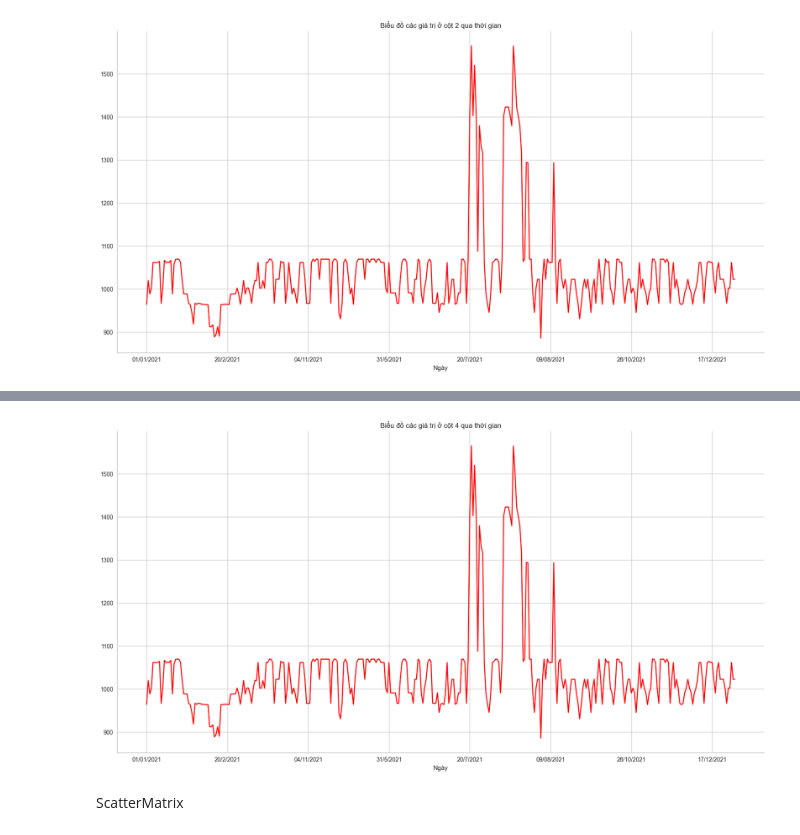
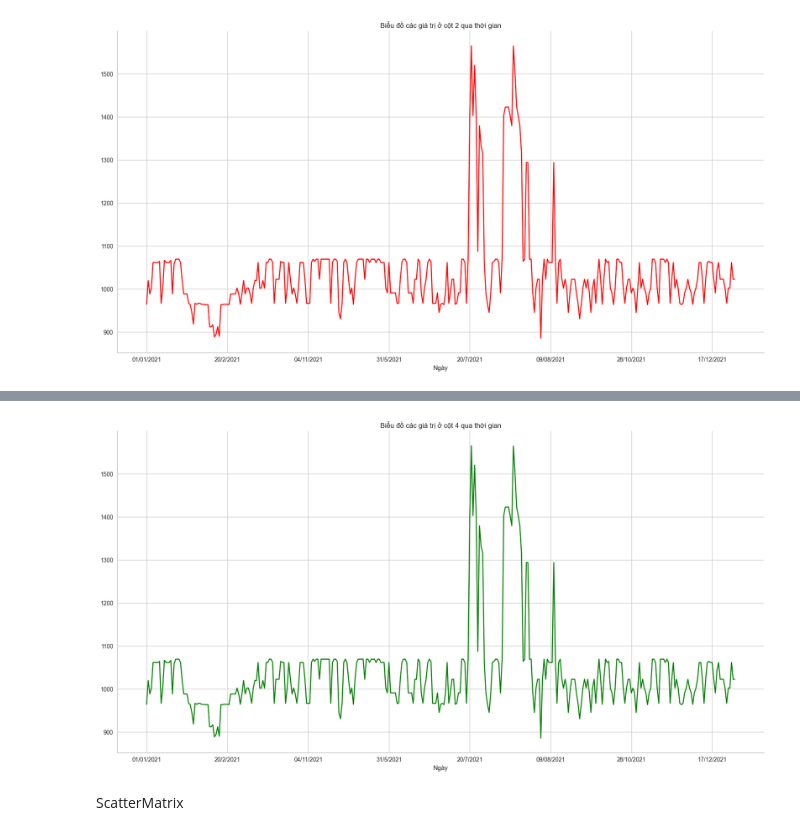
Before and after one commit to ntanhhh/Time_Series, a Jupyter notebook: bai3.ipynb, the cells around one changed output, grey strips where cells are left out. Saved outputs shown, nothing was run; the diff lists cells and outputs as text; code cells hidden in the pictures.

```diff
--- a/bai3.ipynb
+++ b/bai3.ipynb
@@ -50,9 +50,9 @@ plt.gca().spines[['top','right']].set_visible(False)
 # %%
 plt.figure(figsize=(20,10))
-df['4'].plot(kind = 'line',title="Biểu đồ các giá trị ở cột 4 qua thời gian", color='red')
+df['4'].plot(kind = 'line',title="Biểu đồ các giá trị ở cột 4 qua thời gian", color='green')
 plt.gca().spines[['top','right']].set_visible(False)
 # %% [output]
-[figure, old version]
+[figure, new version]
 # %% [markdown]
 ScatterMatrix
 # %%
```
Also changed, not shown: parts of 6 cells of this notebook.
